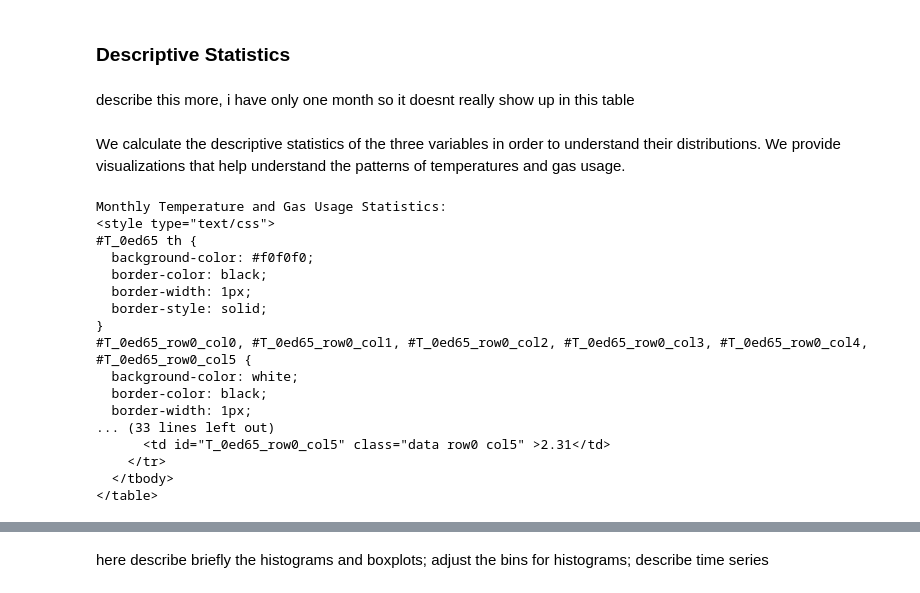
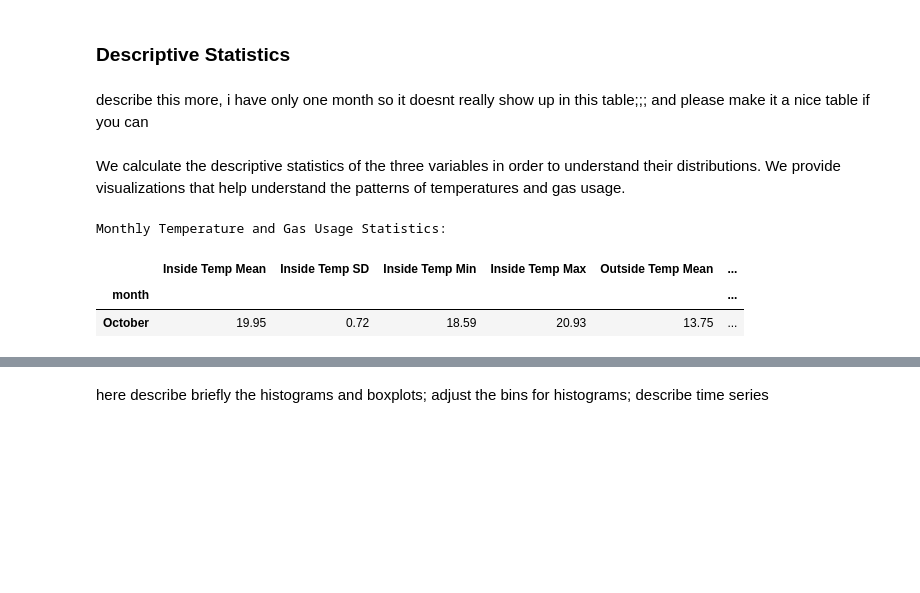
Before and after one commit to phipsrick/GA2024_1, a Jupyter notebook: weather_report/weather_report.ipynb, the cells around one changed output, grey strips where cells are left out. Cells and saved outputs as stored; diff of their text form; code cells hidden in the pictures; blank space fills up the shorter version.

```diff
--- a/weather_report/weather_report.ipynb
+++ b/weather_report/weather_report.ipynb
@@ -141,58 +141,61 @@ df = df_final
 # %% [markdown]
 ### Descriptive Statistics
 # %% [markdown]
-describe this more, i have only one month so it doesnt really show up in this table
+describe this more, i have only one month so it doesnt really show up in this table;;; and please make it a nice table if you can
 # %% [markdown]
 We calculate the descriptive statistics of the three variables in order to understand their distributions. We provide visualizations that help understand the patterns of temperatures and gas usage.
 # %%
+# Extract month from the datetime for grouping
 df['month'] = df['datetime'].dt.month_name()
 
-# Calculate mean and standard deviation for inside temperature, outside temperature, and daily gas usage per month
+# Calculate mean, standard deviation, minimum, and maximum for inside temperature, outside temperature, and daily gas usage per month
 monthly_stats = df.groupby('month').agg({
-    'inside temperature': ['mean', 'std'],
-    'temperature': ['mean', 'std'],
-    'daily_gas_difference': ['mean', 'std']
+    'inside temperature': ['mean', 'std', 'min', 'max'],
+    'temperature': ['mean', 'std', 'min', 'max'],
+    'daily_gas_difference': ['mean', 'std', 'min', 'max']
 })
 
 # Rename columns
-monthly_stats.columns = ['Inside Temp Mean', 'Inside Temp SD', 'Outside Temp Mean', 'Outside Temp SD', 'Gas Usage Mean', 'Gas Usage SD']
+monthly_stats.columns = [
+    'Inside Temp Mean', 'Inside Temp SD', 'Inside Temp Min', 'Inside Temp Max',
+    'Outside Temp Mean', 'Outside Temp SD', 'Outside Temp Min', 'Outside Temp Max',
+    'Gas Usage Mean', 'Gas Usage SD', 'Gas Usage Min', 'Gas Usage Max'
+]
 
 # Sort the index by month order
 month_order = {month: index for index, month in enumerate(calendar.month_name) if month}
 monthly_stats = monthly_stats.reindex(sorted(monthly_stats.index, key=lambda x: month_order[x]))
 
 # Apply formatting
 formatted_monthly_stats = monthly_stats.applymap(lambda x: f"{x:.2f}")
 
-# Convert to HTML and apply simple CSS styling
-html_table = formatted_monthly_stats.style.set_properties(**{
-    'background-color': 'white',
-    'border-color': 'black',
-    'border-width': '1px',
-    'border-style': 'solid',
-    'text-align': 'center'
+# Use pandas styling to enhance display with improved readability
+styled_stats = formatted_monthly_stats.style.set_properties(**{
+    'text-align': 'center',
+    'border': '1px solid black',
+    'padding': '8px',
+    'font-size': '14px',  # Increased font size
+    'color': 'black'     # Ensuring text color is black for better contrast
 }).set_table_styles([{
     'selector': 'th',
-    'props': [('background-color', '#f0f0f0'), ('border-color', 'black'), ('border-width', '1px'), ('border-style', 'solid')]
-}]).render()
+    'props': [
+        ('background-color', '#f0f0f0'),  # Light gray background for headers
+        ('color', 'black'),               # Black text for headers
+        ('font-size', '16px')             # Slightly larger font size for headers
+    ]
+}, {
+    'selector': 'tr:nth-child(even)',
+    'props': [('background-color', '#ffffff')]  # White background for even rows
+}, {
+    'selector': 'tr:nth-child(odd)',
+    'props': [('background-color', '#f9f9f9')]  # Very light gray for odd rows
+}])
 
+# Display styled DataFrame
 print("Monthly Temperature and Gas Usage Statistics:")
-print(html_table)
+styled_stats
 # %% [output]
 Monthly Temperature and Gas Usage Statistics:
-<style type="text/css">
-#T_0ed65 th {
-  background-color: #f0f0f0;
-  border-color: black;
-  border-width: 1px;
-  border-style: solid;
-}
-#T_0ed65_row0_col0, #T_0ed65_row0_col1, #T_0ed65_row0_col2, #T_0ed65_row0_col3, #T_0ed65_row0_col4, #T_0ed65_row0_col5 {
-  background-color: white;
-  border-color: black;
-  border-width: 1px;
-... (33 lines left out)
-      <td id="T_0ed65_row0_col5" class="data row0 col5" >2.31</td>
-    </tr>
-  </tbody>
-</table>
+|  | Inside Temp Mean | Inside Temp SD | Inside Temp Min | Inside Temp Max | Outside Temp Mean | ... |
+| month |  |  |  |  |  | ... |
+| October | 19.95 | 0.72 | 18.59 | 20.93 | 13.75 | ... |
```
Also changed, not shown: parts of 1 cell of this notebook.
